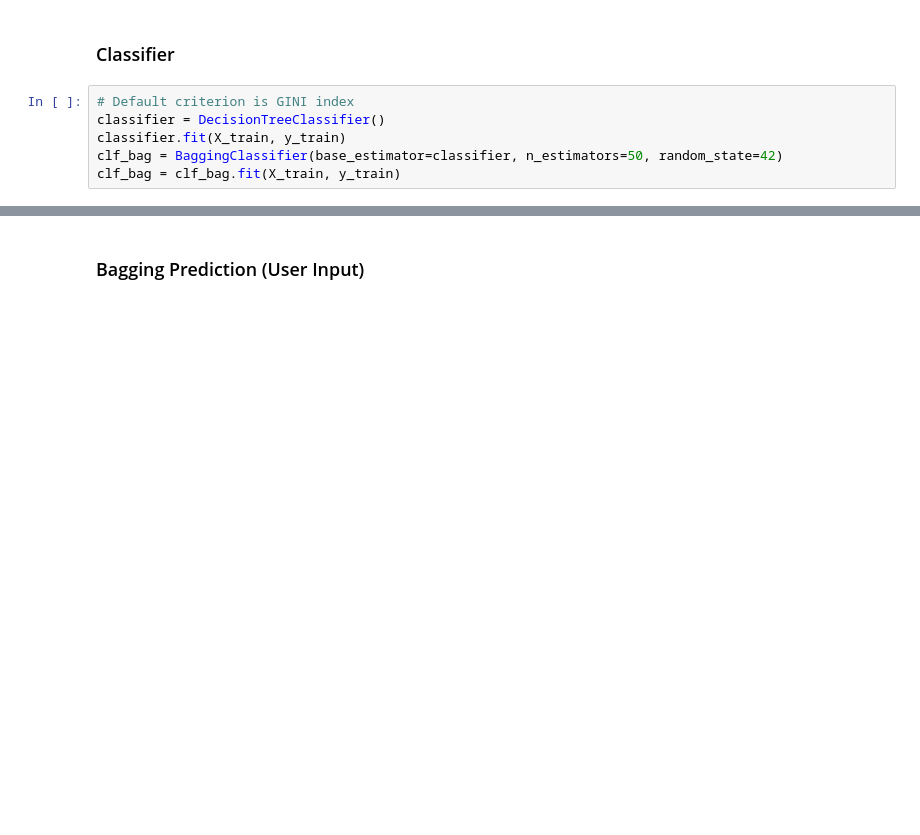
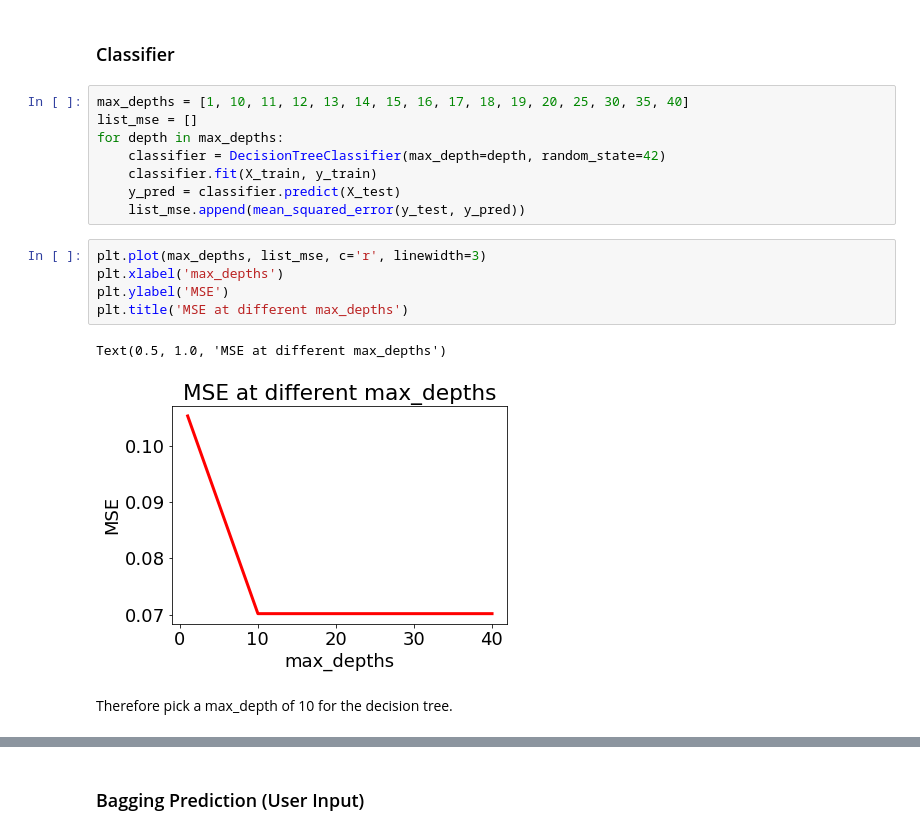
Before and after one commit to Breast-Cancer-Team/Final-Project, a Jupyter notebook: bagging_decision_trees.ipynb, the cells around one changed output, grey strips where cells are left out. Cells and saved outputs as stored; diff of their text form; blank space fills up the shorter version.

```diff
--- a/bagging_decision_trees.ipynb
+++ b/bagging_decision_trees.ipynb
@@ -43,9 +44,21 @@ data = clean_data(data)
 X_train, X_test, y_train, y_test = split_data(data)
 # %% [markdown]
 ### Classifier
-# %%
-# Default criterion is GINI index
-classifier = DecisionTreeClassifier()
-classifier.fit(X_train, y_train)
-clf_bag = BaggingClassifier(base_estimator=classifier, n_estimators=50, random_state=42)
-clf_bag = clf_bag.fit(X_train, y_train)
+# %%
+max_depths = [1, 10, 11, 12, 13, 14, 15, 16, 17, 18, 19, 20, 25, 30, 35, 40]
+list_mse = []
+for depth in max_depths:
+    classifier = DecisionTreeClassifier(max_depth=depth, random_state=42)
+    classifier.fit(X_train, y_train)
+    y_pred = classifier.predict(X_test)
+    list_mse.append(mean_squared_error(y_test, y_pred))
+# %%
+plt.plot(max_depths, list_mse, c='r', linewidth=3)
+plt.xlabel('max_depths')
+plt.ylabel('MSE')
+plt.title('MSE at different max_depths')
+# %% [output]
+Text(0.5, 1.0, 'MSE at different max_depths')
+[figure, added]
+# %% [markdown]
+Therefore pick a max_depth of 10 for the decision tree.
```
Also changed, not shown: parts of 12 cells of this notebook, 5 other files.
